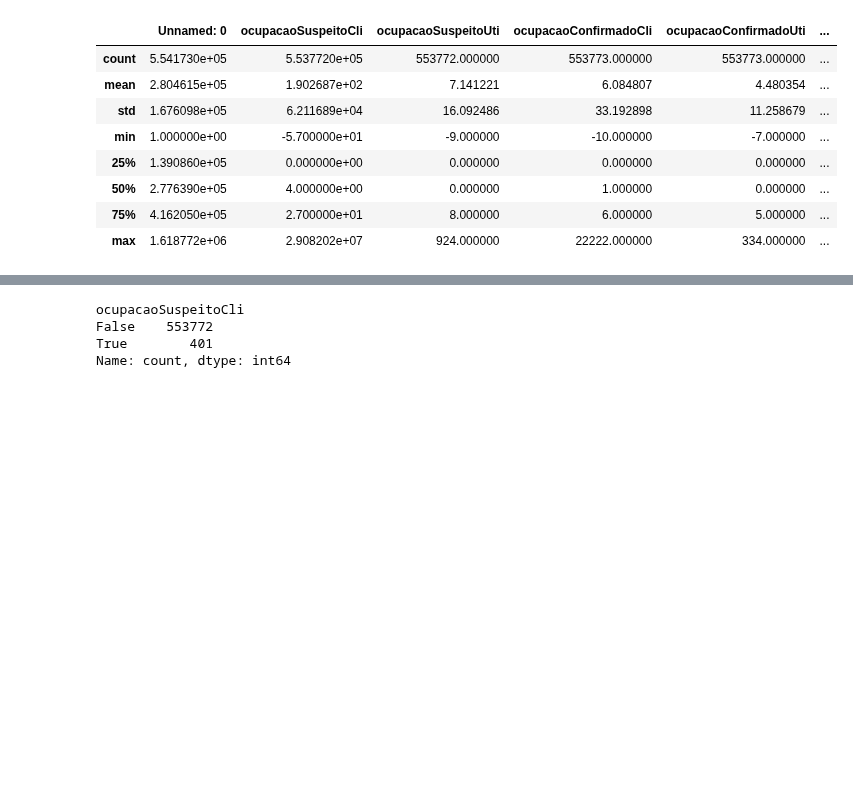
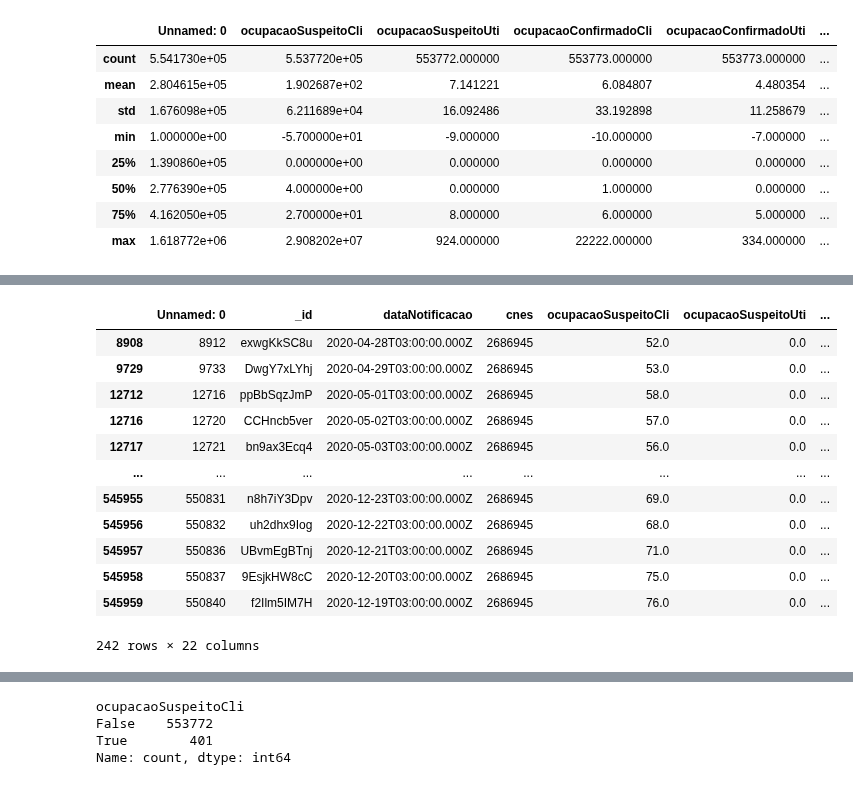
Before and after one commit to lucascorumba/study-projects, a Jupyter notebook: covid-hospital/analysis.ipynb, the cells around one changed output, grey strips where cells are left out. Saved outputs shown, nothing was run; the diff lists cells and outputs as text; code cells hidden in the pictures; blank space fills up the shorter version.

```diff
--- a/covid-hospital/analysis.ipynb
+++ b/covid-hospital/analysis.ipynb
@@ -381,0 +433,3 @@ df.describe()
+# %%
+# Adiciona coluna 'UF' no DataFrame de acordo com a coluna 'estado'
+df['uf'] = df['estado'].apply(lambda x: utils.get_uf(x, utils.uf_dict))
@@ -381,0 +478,16 @@ df.describe()
+# %%
+df.loc[df['_p_usuario'] == '_User$eS04uzEdX3']
+# %% [output]
+|  | Unnamed: 0 | _id | dataNotificacao | cnes | ocupacaoSuspeitoCli | ocupacaoSuspeitoUti | ... |
+| 8908 | 8912 | exwgKkSC8u | 2020-04-28T03:00:00.000Z | 2686945 | 52.0 | 0.0 | ... |
+| 9729 | 9733 | DwgY7xLYhj | 2020-04-29T03:00:00.000Z | 2686945 | 53.0 | 0.0 | ... |
+| 12712 | 12716 | ppBbSqzJmP | 2020-05-01T03:00:00.000Z | 2686945 | 58.0 | 0.0 | ... |
+| 12716 | 12720 | CCHncb5ver | 2020-05-02T03:00:00.000Z | 2686945 | 57.0 | 0.0 | ... |
+| 12717 | 12721 | bn9ax3Ecq4 | 2020-05-03T03:00:00.000Z | 2686945 | 56.0 | 0.0 | ... |
+| ... | ... | ... | ... | ... | ... | ... | ... |
+| 545955 | 550831 | n8h7iY3Dpv | 2020-12-23T03:00:00.000Z | 2686945 | 69.0 | 0.0 | ... |
+| 545956 | 550832 | uh2dhx9Iog | 2020-12-22T03:00:00.000Z | 2686945 | 68.0 | 0.0 | ... |
+| 545957 | 550836 | UBvmEgBTnj | 2020-12-21T03:00:00.000Z | 2686945 | 71.0 | 0.0 | ... |
+| 545958 | 550837 | 9EsjkHW8cC | 2020-12-20T03:00:00.000Z | 2686945 | 75.0 | 0.0 | ... |
+| 545959 | 550840 | f2Ilm5IM7H | 2020-12-19T03:00:00.000Z | 2686945 | 76.0 | 0.0 | ... |
+242 rows × 22 columns
```
Also changed, not shown: parts of 27 cells of this notebook.
